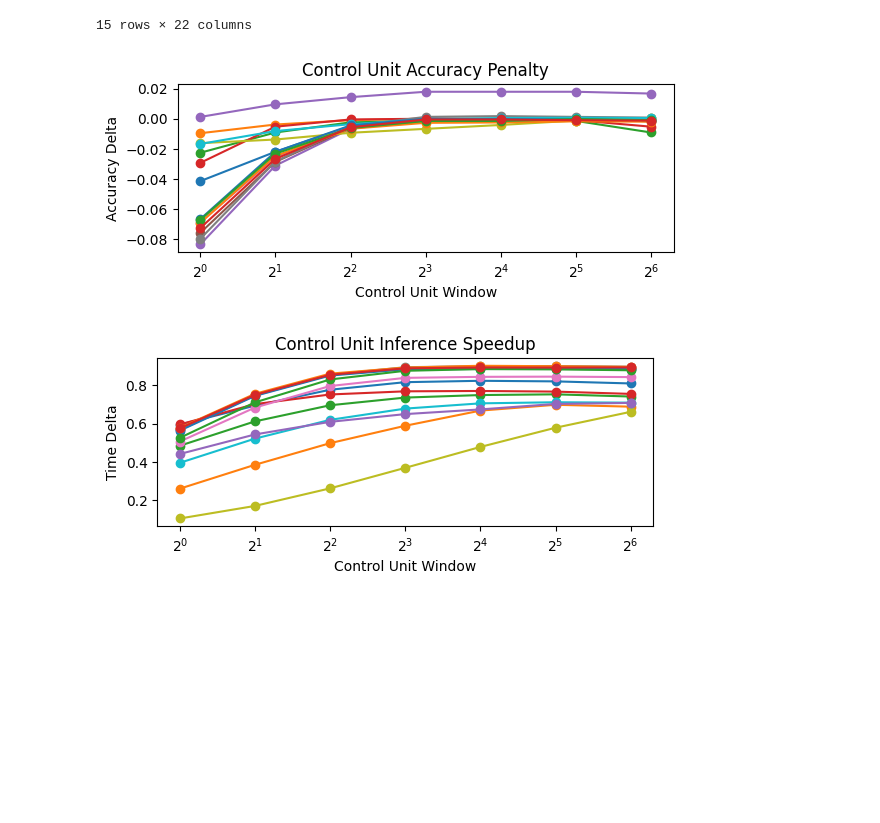
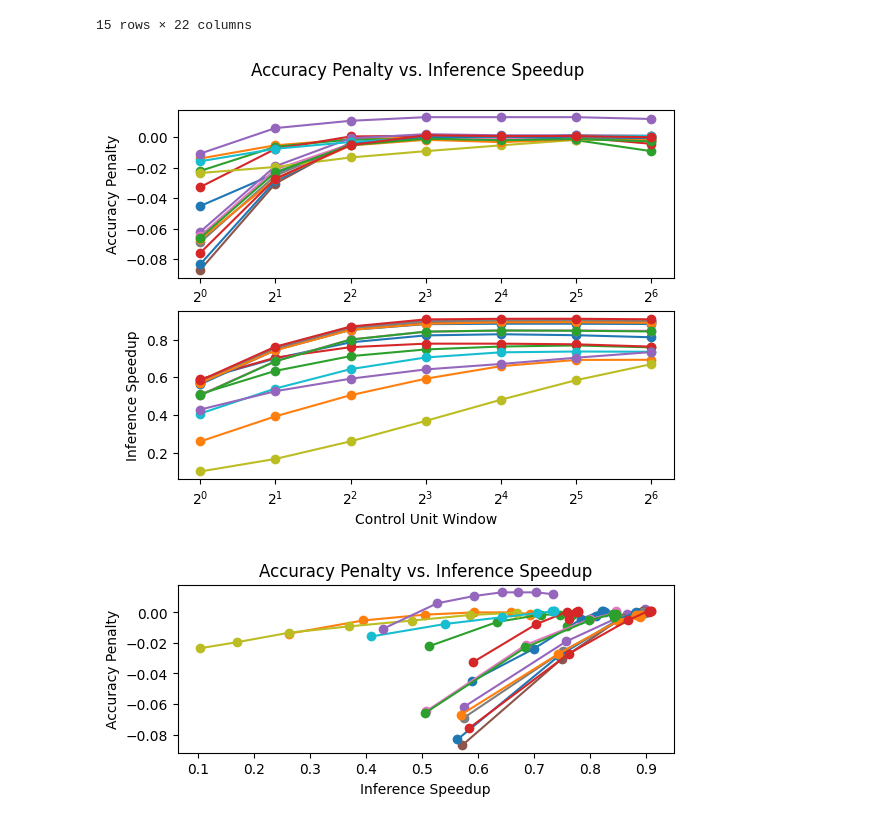
Before and after one commit to paviabera/HTM-ReflexMemory-CAM, a Jupyter notebook: notebooks-v2/250307-eval-tradeoff.ipynb, the cells around one changed output. Drawn from its saved outputs; the diff is of its cells as text; code cells hidden in the pictures; blank space fills up the shorter version.

Commit message:
merge-plots

```diff
--- a/notebooks-v2/250307-eval-tradeoff.ipynb
+++ b/notebooks-v2/250307-eval-tradeoff.ipynb
@@ -499,36 +500,40 @@ df[table_6_features]
 | 14 | monthly_gold_prices.csv | 838 | 838 | 838 | 838 | ... |
 15 rows × 22 columns
 # %%
-import matplotlib.pyplot as plt
+fig, (ax1, ax2) = plt.subplots(2)
+fig.suptitle('Accuracy Penalty vs. Inference Speedup')
 
-plt.subplot(2,1,2)
-plt.title("Control Unit Accuracy Penalty")
-plt.xlabel("Control Unit Window")
-plt.ylabel("Accuracy Delta")
-plt.xscale('log',base=2)
+# ax1.set_xlabel("Control Unit Window")
+ax1.set_ylabel("Accuracy Penalty")
+ax1.set_xscale('log', base=2)
 
 columns = [v for v in df.columns if 'accuracy-improvement-cu' in v]
 for row in df[columns].values:
-    plt.plot([int(v.lstrip('accuracy-improvement-cu')) for v in columns], row, label='Line 1', marker='o')
+    ax1.plot([int(v.lstrip('accuracy-improvement-cu')) for v in columns], row, label='Line 1', marker='o')
 
-# plt.legend(labels=df['dataset'].values)
-plt.show()
+ax2.set_xlabel("Control Unit Window")
+ax2.set_ylabel("Inference Speedup")
+ax2.set_xscale('log', base=2)
+
+columns = [v for v in df.columns if 'infer-speedup-cu' in v]
+for row in df[columns].values:
+    ax2.plot([int(v.lstrip('infer-speedup-cu')) for v in columns], row, marker='o')
+
+fig.show()
 # %% [output]
-[figure, old version]
+[figure, new version]
 # %%
-import matplotlib.pyplot as plt
+plt.subplot(2,1,2)
+plt.title("Accuracy Penalty vs. Inference Speedup")
+plt.xlabel("Inference Speedup")
+plt.ylabel("Accuracy Penalty")
+plt.xscale('linear')
 
-plt.subplot(2,1,2)
-plt.title("Control Unit Inference Speedup")
-plt.xlabel("Control Unit Window")
-plt.ylabel("Time Delta")
-plt.xscale('log',base=2)
-
-columns = [v for v in df.columns if 'infer-speedup-cu' in v]
-for row in df[columns].values:
-    plt.plot([int(v.lstrip('infer-speedup-cu')) for v in columns], row, marker='o')
-
+xcolumns = [v for v in df.columns if 'infer-speedup-cu' in v]
+ycolumns = [v for v in df.columns if 'accuracy-improvement-cu' in v]
+for xrow, yrow  in zip(df[xcolumns].values, df[ycolumns].values):
+    plt.plot(xrow, yrow, marker='o')
 # plt.legend(labels=df['dataset'].values)
 plt.show()
 # %% [output]
-[figure, old version]
+[figure, new version]
```
Also changed, not shown: parts of 7 cells of this notebook.
